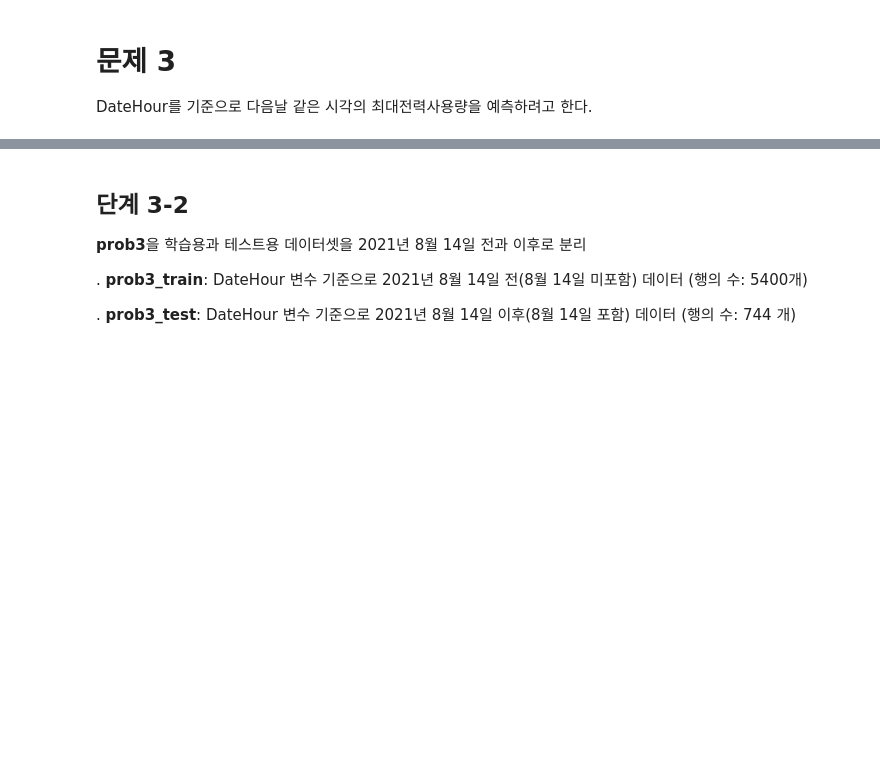
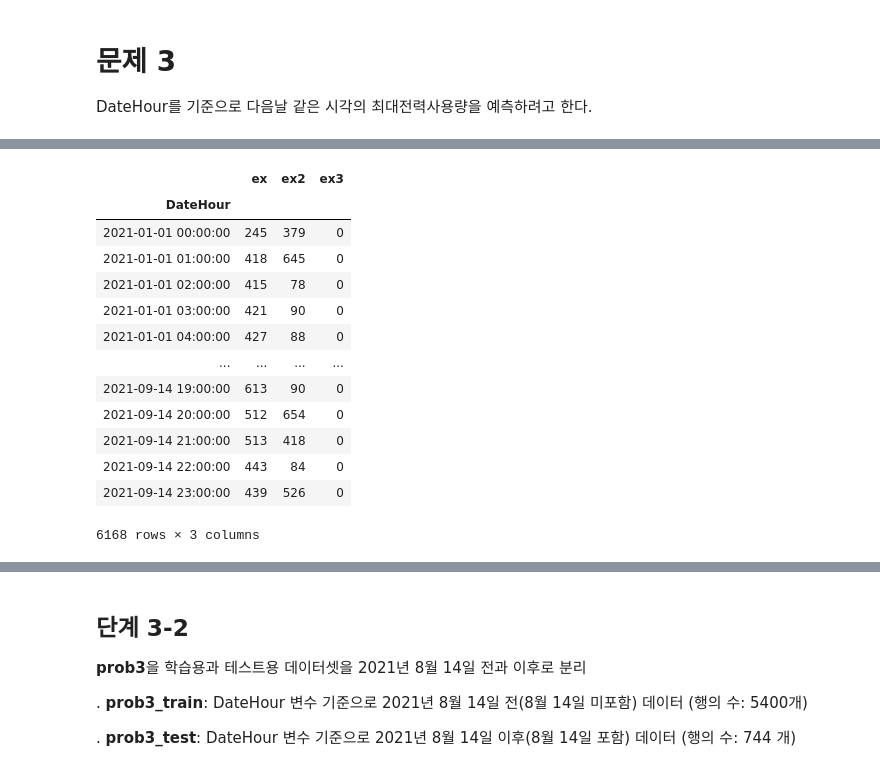
Before and after one commit to sunkusun9/DS_lv3_2510, a Jupyter notebook: sec_ds_lv3_prob3_prob.ipynb, the cells around one changed output, grey strips where cells are left out. Drawn from its saved outputs; the diff is of its cells as text; code cells hidden in the pictures; blank space fills up the shorter version.

```diff
--- a/sec_ds_lv3_prob3_prob.ipynb
+++ b/sec_ds_lv3_prob3_prob.ipynb
@@ -1131,3 +1199,27 @@ DateHour를 기준으로 다음날 같은 시각의 최대전력사용량을 예
 target에 결측치가 있는 행은 모두 제거하여 **prob3**을 만든다.
 
 ![image.png](embedded-picture-1)
+# %%
+# ※ pandas 의 연산은 Index를 기준으로 동일한 것끼리 수행됩니다.
+display(
+    df_basetable1.assign(
+        ex = lambda x: x['TotalHour'],
+        ex2 = lambda x: x['TotalHour'].sample(frac = 1),  # sample(frac=1) 비복원 추출로 100% 만큼의 표본 추출→ 순서를 섞습니다.
+        ex3 = lambda x: (x['TotalHour'] - x['TotalHour'].sample(frac = 1)),
+    )[['ex', 'ex2', 'ex3']]
+)
+# %% [output]
+|  | ex | ex2 | ex3 |
+| DateHour |  |  |  |
+| 2021-01-01 00:00:00 | 245 | 379 | 0 |
+| 2021-01-01 01:00:00 | 418 | 645 | 0 |
+| 2021-01-01 02:00:00 | 415 | 78 | 0 |
+| 2021-01-01 03:00:00 | 421 | 90 | 0 |
+| 2021-01-01 04:00:00 | 427 | 88 | 0 |
+| ... | ... | ... | ... |
+| 2021-09-14 19:00:00 | 613 | 90 | 0 |
+| 2021-09-14 20:00:00 | 512 | 654 | 0 |
+| 2021-09-14 21:00:00 | 513 | 418 | 0 |
+| 2021-09-14 22:00:00 | 443 | 84 | 0 |
+| 2021-09-14 23:00:00 | 439 | 526 | 0 |
+6168 rows × 3 columns
```
Also changed, not shown: parts of 104 cells of this notebook.
